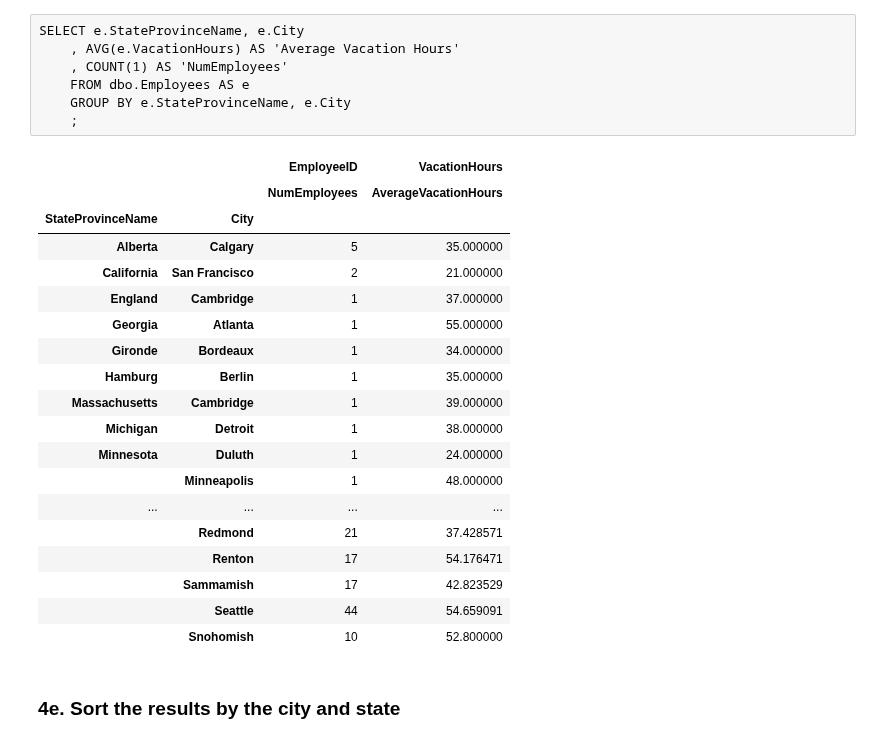
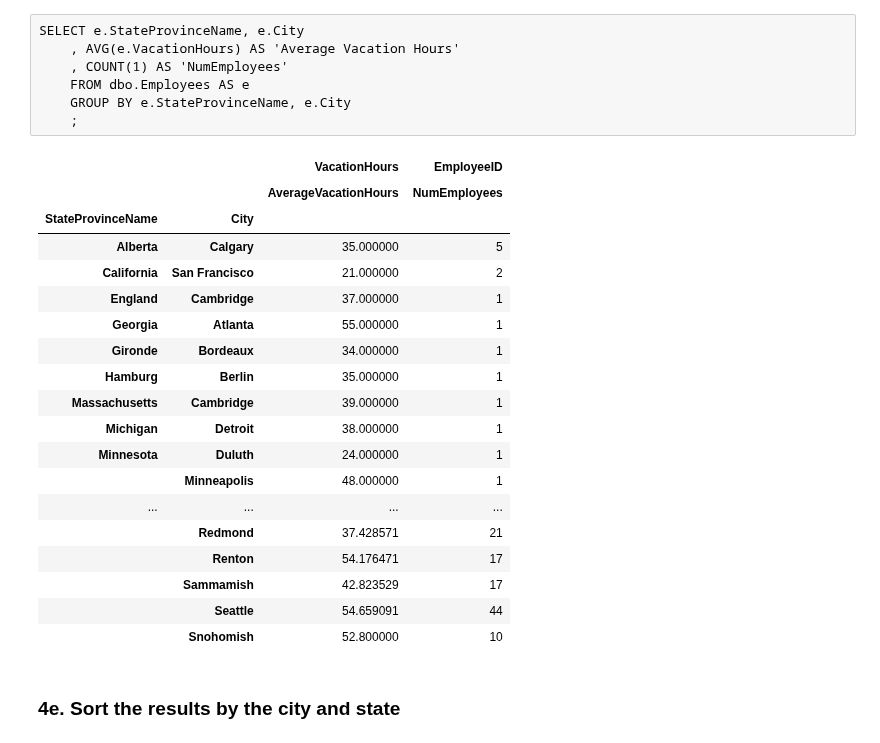
Before and after one commit to kingmolnar/DataScienceProgramming, a Jupyter notebook: 03-Pandas/PandasExercise_solution.ipynb, the cells around one changed output. Saved outputs shown, nothing was run; the diff lists cells and outputs as text; code cells hidden in the pictures.

```diff
--- a/03-Pandas/PandasExercise_solution.ipynb
+++ b/03-Pandas/PandasExercise_solution.ipynb
@@ -1045,33 +1108,34 @@ SELECT e.StateProvinceName, e.City
 # %%
 aggregations = {
     'VacationHours' : {
         'AverageVacationHours' : 'mean'
     },
     'EmployeeID' : {
         'NumEmployees' : 'count'
     }
 }
-Employees.groupby(by=['StateProvinceName', 'City']).aggregate(aggregations)
+Employees.groupby(by=['StateProvinceName', 'City'])\
+.aggregate(aggregations)
 # %% [output]
-|  |  | EmployeeID | VacationHours |
-|  |  | NumEmployees | AverageVacationHours |
+|  |  | VacationHours | EmployeeID |
+|  |  | AverageVacationHours | NumEmployees |
 | StateProvinceName | City |  |  |
-| Alberta | Calgary | 5 | 35.000000 |
-| California | San Francisco | 2 | 21.000000 |
-| England | Cambridge | 1 | 37.000000 |
-| Georgia | Atlanta | 1 | 55.000000 |
-| Gironde | Bordeaux | 1 | 34.000000 |
-| Hamburg | Berlin | 1 | 35.000000 |
-| Massachusetts | Cambridge | 1 | 39.000000 |
-| Michigan | Detroit | 1 | 38.000000 |
-| Minnesota | Duluth | 1 | 24.000000 |
-|  | Minneapolis | 1 | 48.000000 |
+| Alberta | Calgary | 35.000000 | 5 |
+| California | San Francisco | 21.000000 | 2 |
+| England | Cambridge | 37.000000 | 1 |
+| Georgia | Atlanta | 55.000000 | 1 |
+| Gironde | Bordeaux | 34.000000 | 1 |
+| Hamburg | Berlin | 35.000000 | 1 |
+| Massachusetts | Cambridge | 39.000000 | 1 |
+| Michigan | Detroit | 38.000000 | 1 |
+| Minnesota | Duluth | 24.000000 | 1 |
+|  | Minneapolis | 48.000000 | 1 |
 | ... | ... | ... | ... |
-|  | Redmond | 21 | 37.428571 |
-|  | Renton | 17 | 54.176471 |
-|  | Sammamish | 17 | 42.823529 |
-|  | Seattle | 44 | 54.659091 |
-|  | Snohomish | 10 | 52.800000 |
+|  | Redmond | 37.428571 | 21 |
+|  | Renton | 54.176471 | 17 |
+|  | Sammamish | 42.823529 | 17 |
+|  | Seattle | 54.659091 | 44 |
+|  | Snohomish | 52.800000 | 10 |
 # %% [markdown]
 ### 4e. Sort the results by the city and state
 # %% [raw]
```
Also changed, not shown: parts of 7 cells of this notebook.
